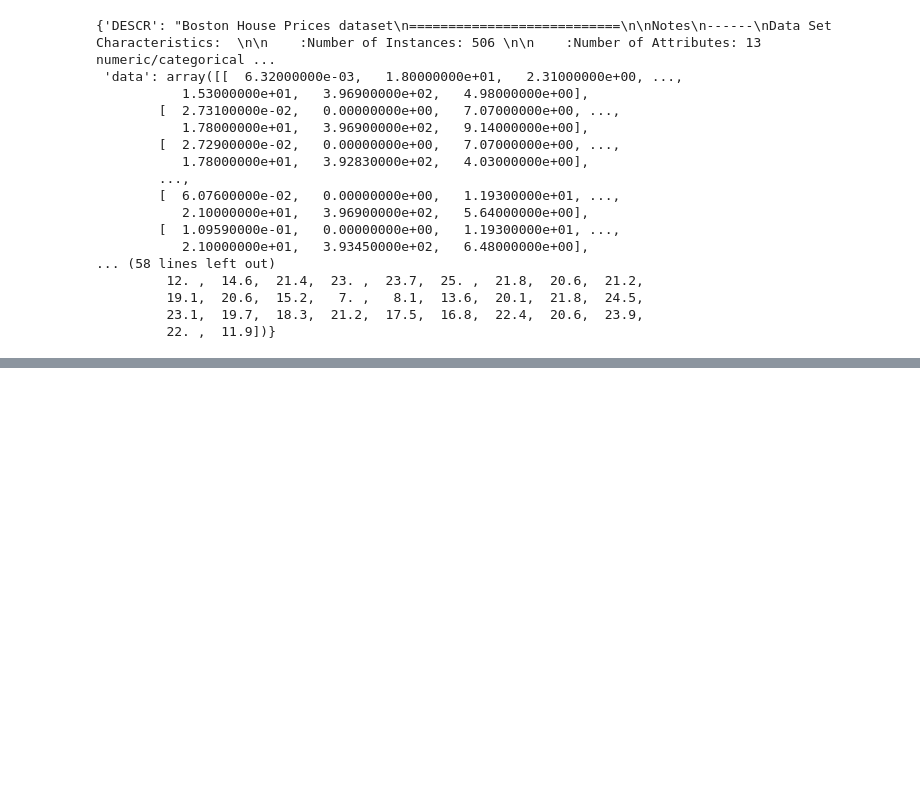
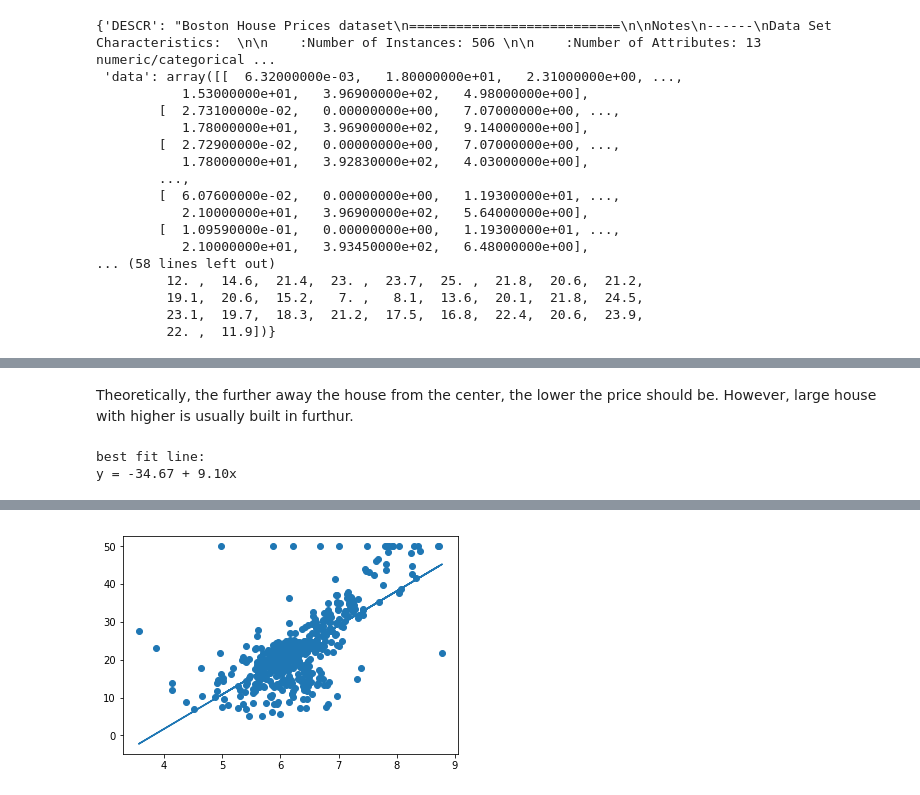
Before and after one commit to WenxuanZhang/Python-Cheat-Sheet, a Jupyter notebook: Machine Learning.ipynb, the cells around one changed output, grey strips where cells are left out. Cells and saved outputs as stored; diff of their text form; code cells hidden in the pictures; blank space fills up the shorter version.

```diff
--- a/Machine Learning.ipynb
+++ b/Machine Learning.ipynb
@@ -82,0 +177,7 @@ df_all
+# %% [markdown]
+Theoretically, the further away the house from the center, the lower the price should be. However, large house with higher is usually built in furthur.
+# %%
+best_fit(df_all['RM'], df_all['PRICE'])
+# %% [output]
+best fit line:
+y = -34.67 + 9.10x
@@ -82,0 +185 @@ df_all
+[figure, added]
```
Also changed, not shown: parts of 24 cells of this notebook.
